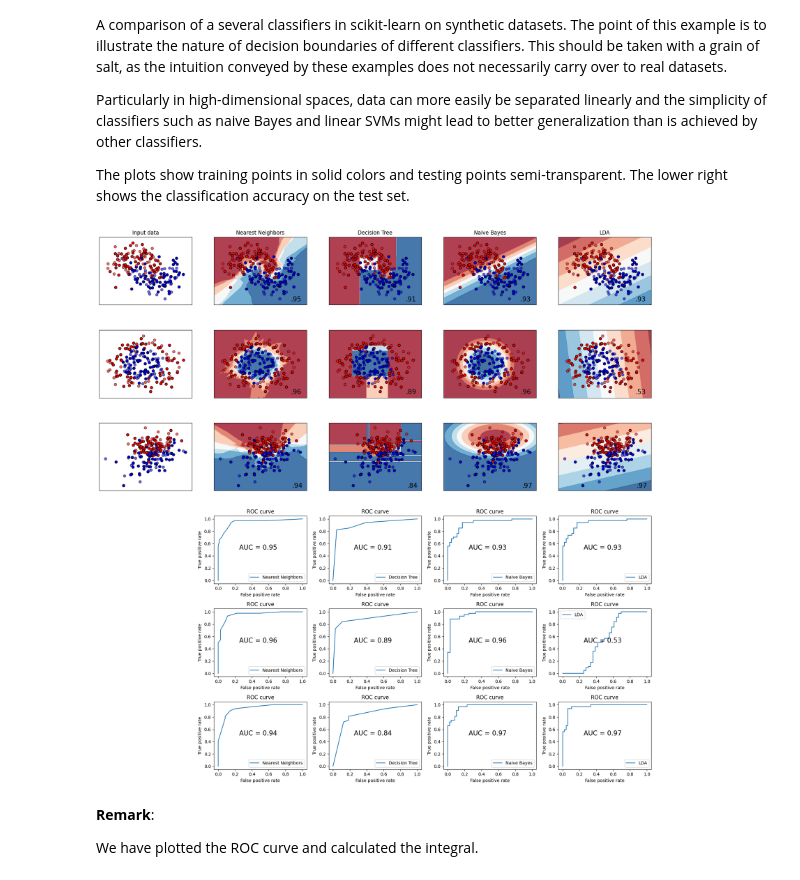
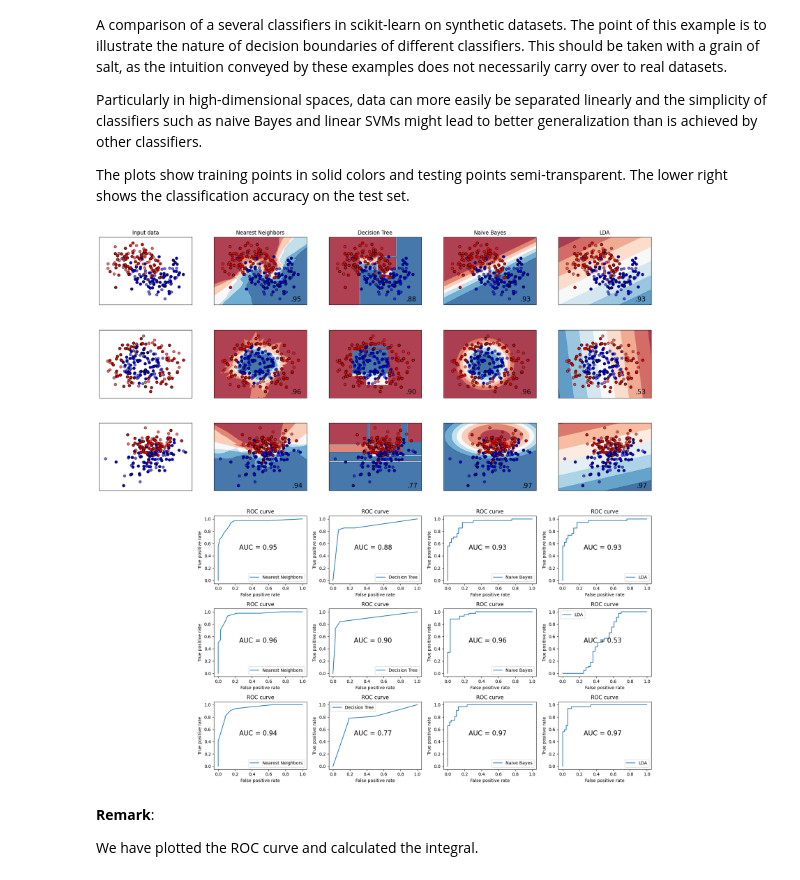
Before and after one commit to marcinwolter/MachineLearning-KISD-2025, a Jupyter notebook: lecture2.ipynb, the cells around one changed output. Cells and saved outputs as stored; diff of their text form; code cells hidden in the pictures.

```diff
--- a/lecture2.ipynb
+++ b/lecture2.ipynb
@@ -157,14 +157,16 @@ h = .02  # step size in the mesh
 names = ["Nearest Neighbors",
          "Decision Tree",
          #"AdaBoost",
+         #"Random Forest",
          "Naive Bayes",
          "LDA"]
 
 classifiers = [
     KNeighborsClassifier(9),
-    DecisionTreeClassifier(max_depth=5),
-    #AdaBoostClassifier(DecisionTreeClassifier(max_depth=6),n_estimators=100),
-    #BaggingClassifier(DecisionTreeClassifier(max_depth=6),max_samples=0.009,n_estimators=100)
+    DecisionTreeClassifier(max_depth=6),
+    #AdaBoostClassifier(DecisionTreeClassifier(max_depth=3),n_estimators=20),
+    #RandomForestClassifier(
+    #    max_depth=5, n_estimators=10, max_features=1, random_state=42),
     GaussianNB(),
     LinearDiscriminantAnalysis()
     ]
@@ -177,6 +179,7 @@ X, y = make_classification(n_samples=n_samples, n_features=2, n_redundant=0, n_i
 rng = np.random.RandomState(2)
 X += 2 * rng.uniform(size=X.shape)
 linearly_separable = (X, y)
+
 
 datasets = [make_moons(n_samples=n_samples, noise=0.3, random_state=0),
             make_circles(n_samples=n_samples, noise=0.2, factor=0.5, random_state=1),
@@ -245,34 +248,34 @@ for ds_cnt, ds in enumerate(datasets):
         ax.set_xlim(xx.min(), xx.max())
         ax.set_ylim(yy.min(), yy.max())
         ax.set_xticks(())
         ax.set_yticks(())
         if ds_cnt == 0:
             ax.set_title(name)
         # print score in plot
         ax.text(xx.max() - .3, yy.min() + .3, ('%.2f' % score).lstrip('0'),
                 size=15, horizontalalignment='right')
 
         # plot the roc curve
         ax = plt.subplot(2*len(datasets), len(classifiers) + 1, i+len(datasets)*(len(classifiers)+1))
         ZZ = clf.predict_proba(X_test)[:, 1]
         #print(y_test.shape,"   ",Z.shape)
         fpr, tpr, _ = roc_curve(y_test, ZZ)
         ax.plot(fpr, tpr, label=name)
         plt.xlabel('False positive rate')
         plt.ylabel('True positive rate')
         plt.title('ROC curve')
         plt.legend(loc='best')
         auc = roc_auc_score(y_test, ZZ)
         ax.text(0.7, 0.5, ('AUC = %.2f' % auc),
                 size=15, horizontalalignment='right')
 
 
         i += 1
 
 plt.tight_layout()
 plt.show()
 # %% [output]
-[figure, old version]
+[figure, new version]
 # %% [markdown]
 **Remark**:
 
```
Also changed, not shown: parts of 20 cells of this notebook.
